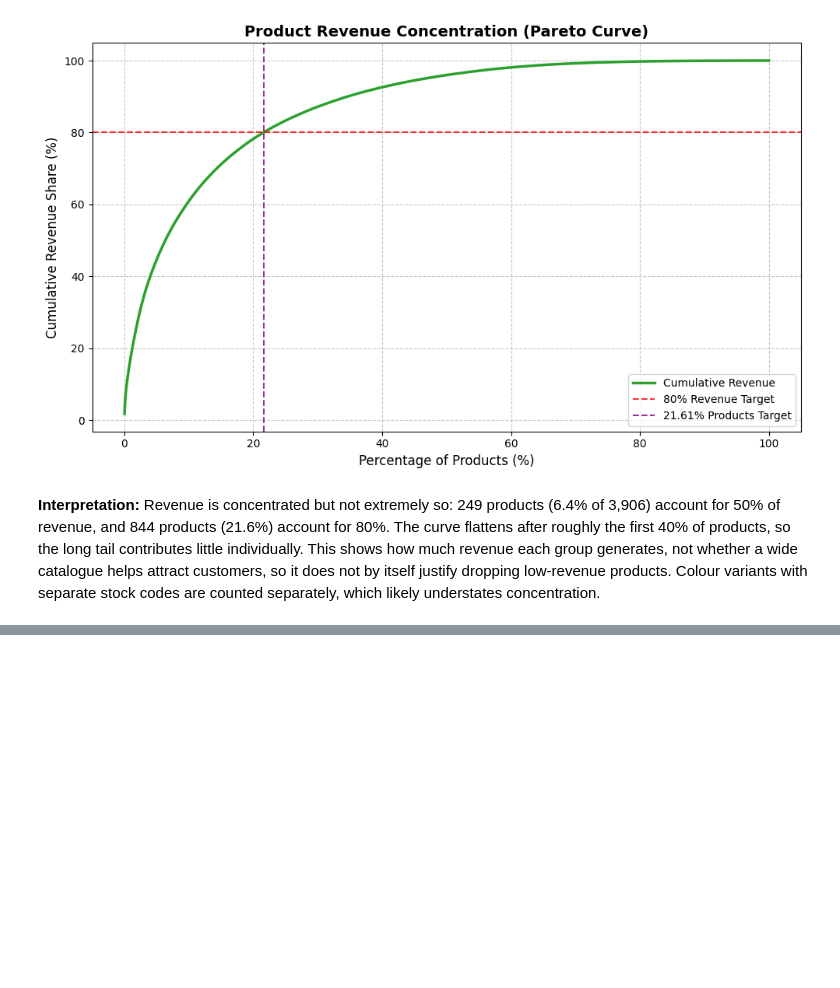
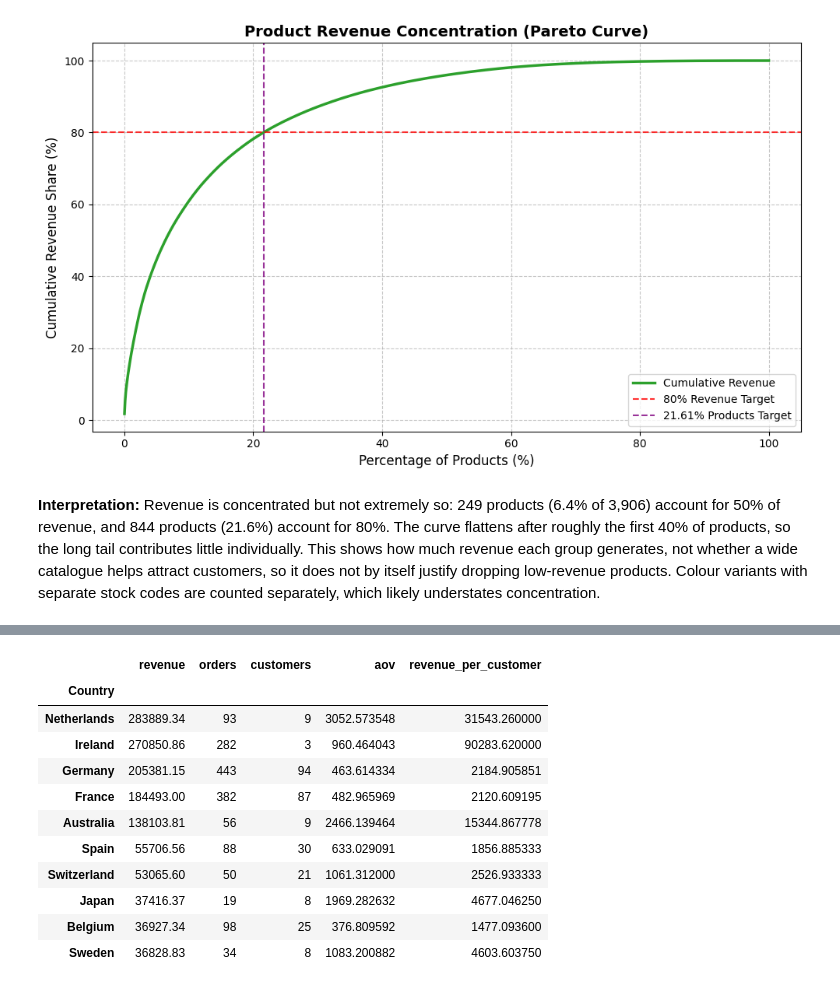
Before and after one commit to MahdiYaqobi/online-retail-data-cleaning, a Jupyter notebook: notebooks/eda_notebook.ipynb, the cells around one changed output, grey strips where cells are left out. Cells and saved outputs as stored; diff of their text form; code cells hidden in the pictures; blank space fills up the shorter version.

```diff
--- a/notebooks/eda_notebook.ipynb
+++ b/notebooks/eda_notebook.ipynb
@@ -485,0 +494,14 @@ plt.show()
+# %%
+# create country summary
+country_summary = sales_filtered.groupby('Country').agg(
+    revenue=('TotalPrice', 'sum'),
+    orders=('InvoiceNo', 'nunique'),
+    customers=('CustomerID', 'nunique')
+)
+# calculate AOV
+country_summary['aov']= country_summary['revenue'] / country_summary['orders']
+
+# sort by revenue descending
+country_summary = country_summary.sort_values(by= 'revenue', ascending=False)
+
+country_summary.head(10)
@@ -485,0 +556,18 @@ plt.show()
+# %%
+# add revenue_per_customer to countries excluding UK
+top10_excl_uk['revenue_per_customer'] = top10_excl_uk['revenue'] / top10_excl_uk['customers']
+
+top10_excl_uk
+# %% [output]
+|  | revenue | orders | customers | aov | revenue_per_customer |
+| Country |  |  |  |  |  |
+| Netherlands | 283889.34 | 93 | 9 | 3052.573548 | 31543.260000 |
+| Ireland | 270850.86 | 282 | 3 | 960.464043 | 90283.620000 |
+| Germany | 205381.15 | 443 | 94 | 463.614334 | 2184.905851 |
+| France | 184493.00 | 382 | 87 | 482.965969 | 2120.609195 |
+| Australia | 138103.81 | 56 | 9 | 2466.139464 | 15344.867778 |
+| Spain | 55706.56 | 88 | 30 | 633.029091 | 1856.885333 |
+| Switzerland | 53065.60 | 50 | 21 | 1061.312000 | 2526.933333 |
+| Japan | 37416.37 | 19 | 8 | 1969.282632 | 4677.046250 |
+| Belgium | 36927.34 | 98 | 25 | 376.809592 | 1477.093600 |
+| Sweden | 36828.83 | 34 | 8 | 1083.200882 | 4603.603750 |
```
Also changed, not shown: parts of 6 cells of this notebook.
